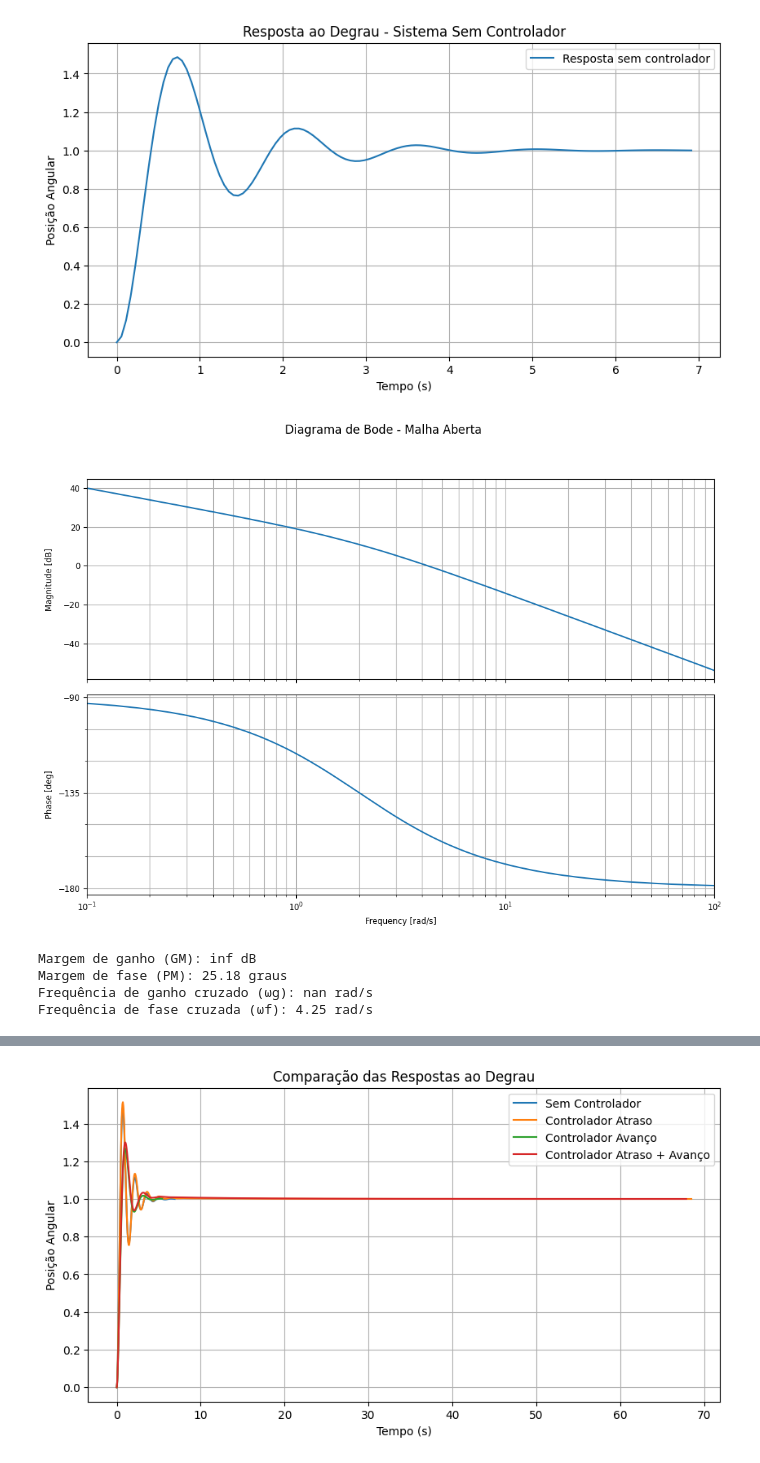
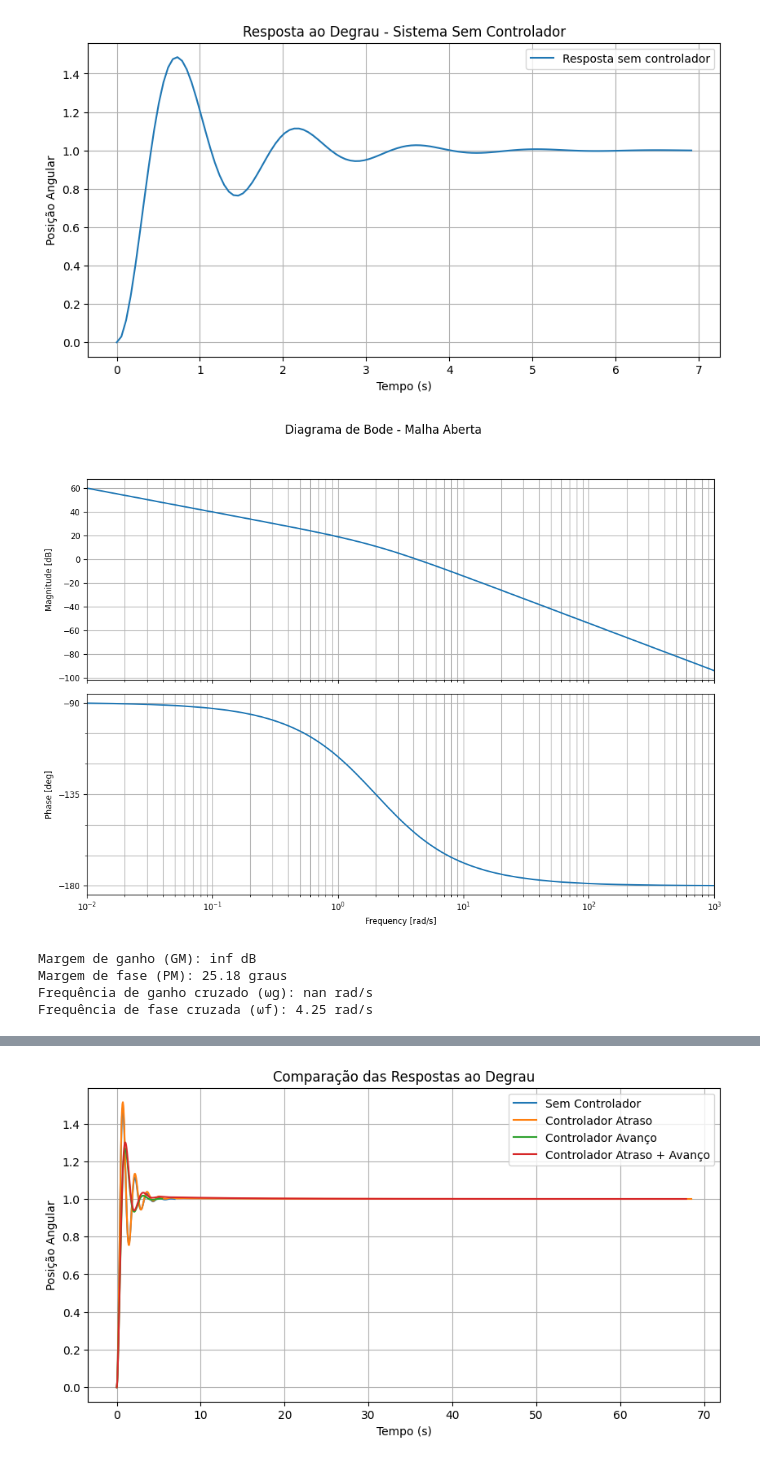
Before and after one commit to ArthurKuster19/Trabalho-controle-2, a Jupyter notebook: Trabalho_2_CA2.ipynb, the cells around one changed output, grey strips where cells are left out. Saved outputs shown, nothing was run; the diff lists cells and outputs as text; code cells hidden in the pictures.

```diff
--- a/Trabalho_2_CA2.ipynb
+++ b/Trabalho_2_CA2.ipynb
@@ -46,18 +46,18 @@ plt.show()
 # %%
 # 2. Diagramas de Bode
 plt.figure(figsize=(10, 7))
-ctrl.bode_plot(system, dB=True, omega_limits=(0.1, 100))
+ctrl.bode_plot(system, dB=True, omega_limits=(0.01, 1000))
 plt.suptitle("Diagrama de Bode - Malha Aberta", y=1.05)
 plt.show()
 
 # Margens de ganho e fase
 gm, pm, wg, wf = ctrl.margin(system)
 print(f"Margem de ganho (GM): {gm:.2f} dB")
 print(f"Margem de fase (PM): {pm:.2f} graus")
 print(f"Frequência de ganho cruzado (ωg): {wg:.2f} rad/s")
 print(f"Frequência de fase cruzada (ωf): {wf:.2f} rad/s")
 # %% [output]
-[figure, old version]
+[figure, new version]
 Margem de ganho (GM): inf dB
 Margem de fase (PM): 25.18 graus
 Frequência de ganho cruzado (ωg): nan rad/s
```
Also changed, not shown: parts of 2 cells of this notebook.
